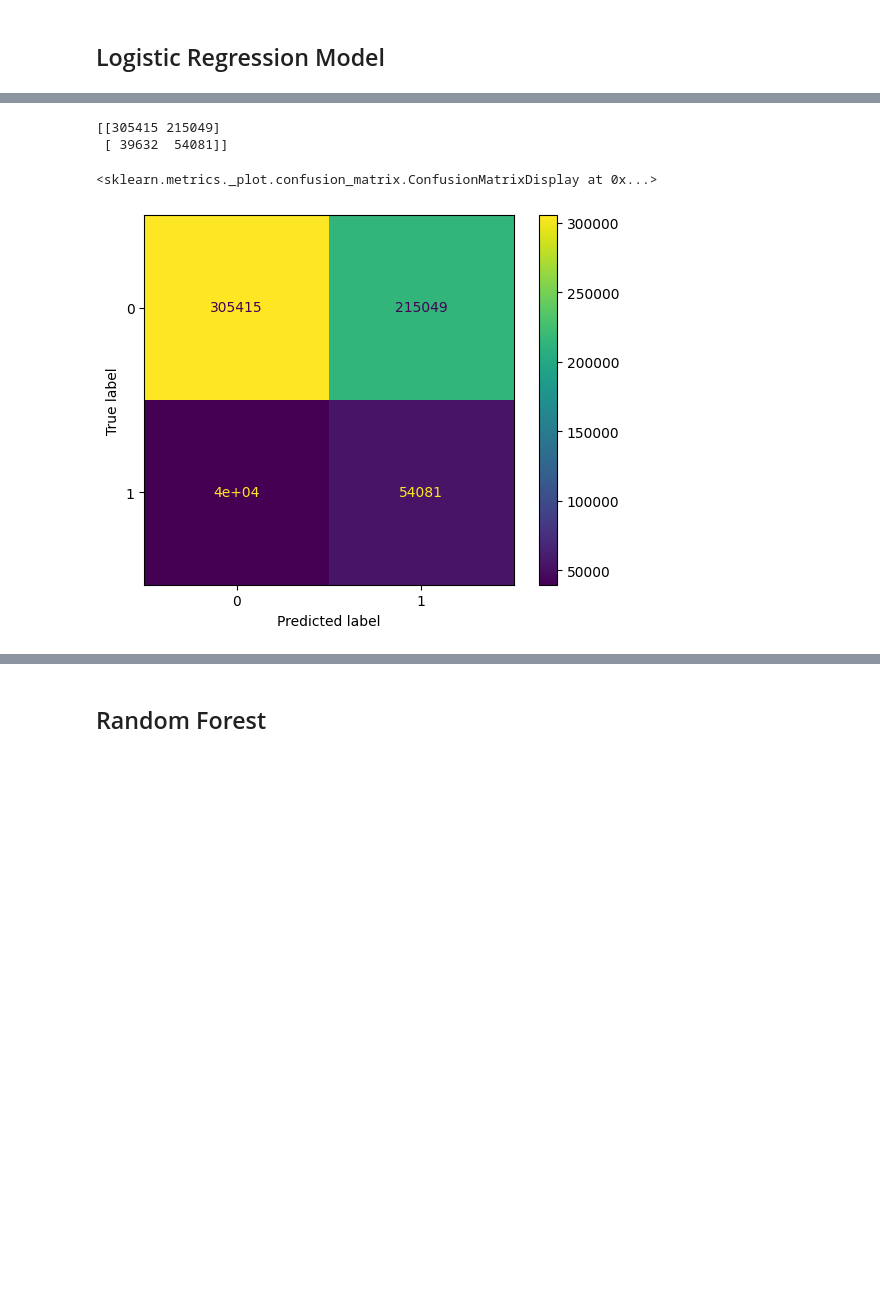
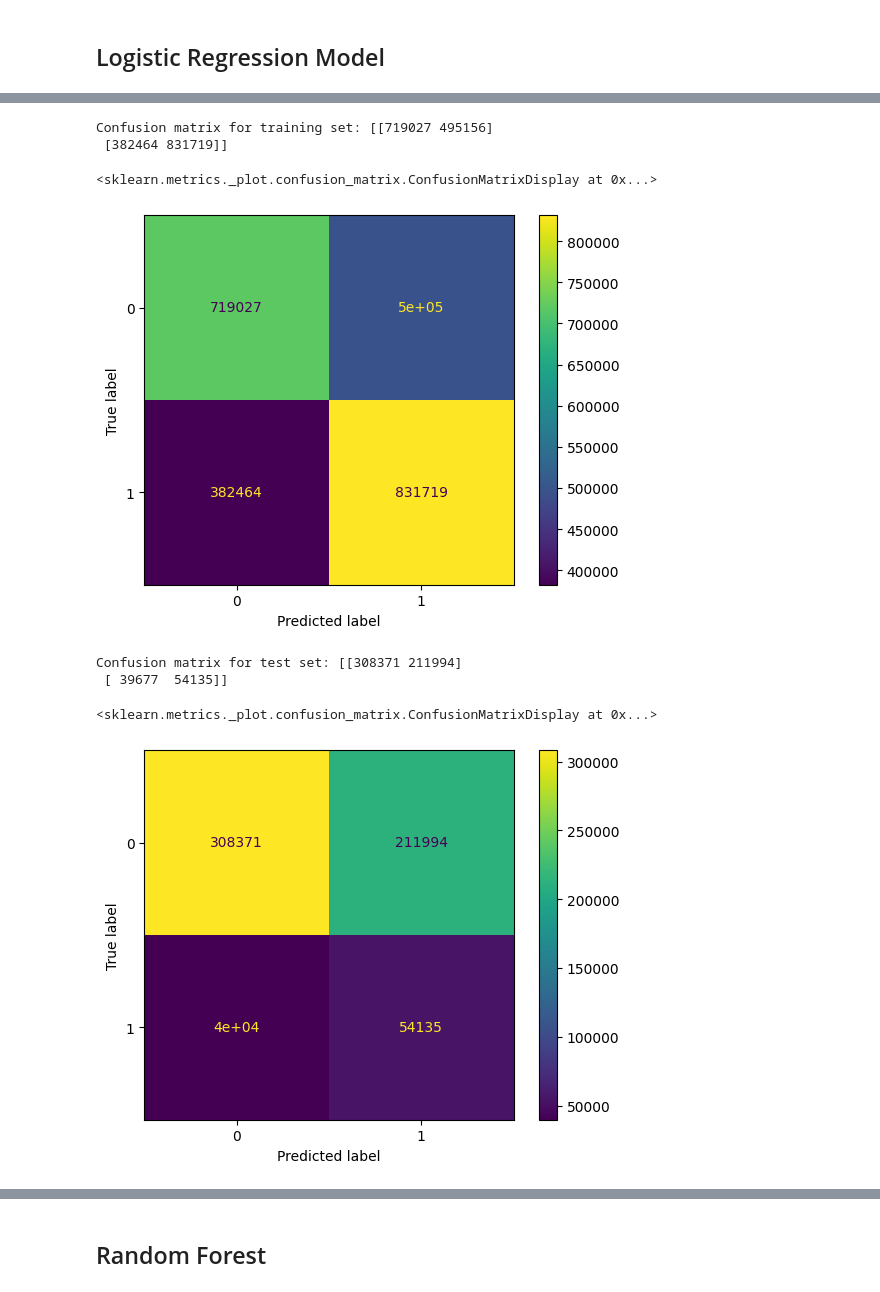
Before and after one commit to AnhPPPP/Portfolio-Projects, a Jupyter notebook: road_accident_severity_project.ipynb, the cells around one changed output, grey strips where cells are left out. Cells and saved outputs as stored; diff of their text form; code cells hidden in the pictures; blank space fills up the shorter version.

```diff
--- a/road_accident_severity_project.ipynb
+++ b/road_accident_severity_project.ipynb
@@ -888,11 +905,21 @@ weighted avg       0.78      0.59      0.64    614177
 # %%
-cm = confusion_matrix(y_test, y_pred)
-print(cm)
+cm = confusion_matrix(y_train_res, y_train_pred)
+print(f'Confusion matrix for training set: {cm}')
 disp = ConfusionMatrixDisplay(confusion_matrix = cm)
 disp.plot()
 # %% [output]
-[[305415 215049]
- [ 39632  54081]]
+Confusion matrix for training set: [[719027 495156]
+ [382464 831719]]
 <sklearn.metrics._plot.confusion_matrix.ConfusionMatrixDisplay at 0x...>
-[figure, old version]
+[figure, new version]
+# %%
+cm = confusion_matrix(y_test, y_test_pred)
+print(f'Confusion matrix for test set: {cm}')
+disp = ConfusionMatrixDisplay(confusion_matrix = cm)
+disp.plot()
+# %% [output]
+Confusion matrix for test set: [[308371 211994]
+ [ 39677  54135]]
+<sklearn.metrics._plot.confusion_matrix.ConfusionMatrixDisplay at 0x...>
+[figure, added]
 # %% [markdown]
```
Also changed, not shown: parts of 35 cells of this notebook.
